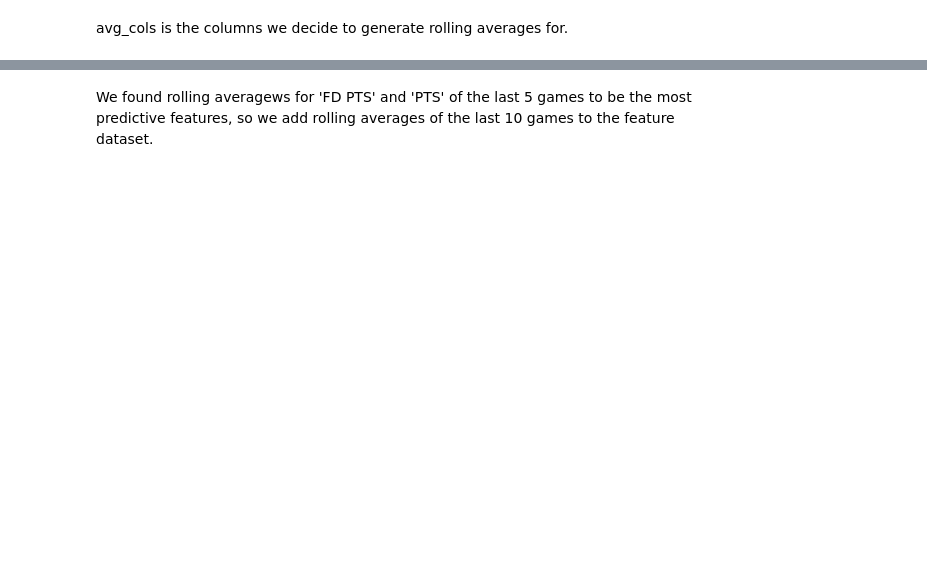
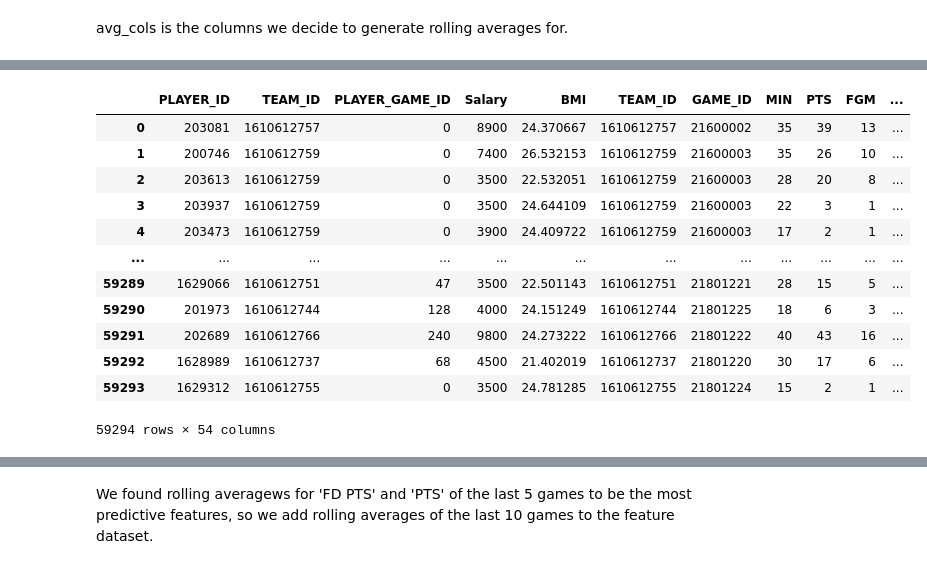
Before and after one commit to JordanLevy99/NBA_Machine_Learning_Projections, a Jupyter notebook: FinalProject.ipynb, the cells around one changed output, grey strips where cells are left out. Saved outputs shown, nothing was run; the diff lists cells and outputs as text; code cells hidden in the pictures; blank space fills up the shorter version.

```diff
--- a/FinalProject.ipynb
+++ b/FinalProject.ipynb
@@ -616,3 +786,19 @@ avg_cols = list(set(player_found_dataset.columns[3:]) - {'PTS','Home?','DRAFT_NU
+# %%
+player_found_dataset
+# %% [output]
+|  | PLAYER_ID | TEAM_ID | PLAYER_GAME_ID | Salary | BMI | TEAM_ID | GAME_ID | MIN | PTS | FGM | ... |
+| 0 | 203081 | 1610612757 | 0 | 8900 | 24.370667 | 1610612757 | 21600002 | 35 | 39 | 13 | ... |
+| 1 | 200746 | 1610612759 | 0 | 7400 | 26.532153 | 1610612759 | 21600003 | 35 | 26 | 10 | ... |
+| 2 | 203613 | 1610612759 | 0 | 3500 | 22.532051 | 1610612759 | 21600003 | 28 | 20 | 8 | ... |
+| 3 | 203937 | 1610612759 | 0 | 3500 | 24.644109 | 1610612759 | 21600003 | 22 | 3 | 1 | ... |
+| 4 | 203473 | 1610612759 | 0 | 3900 | 24.409722 | 1610612759 | 21600003 | 17 | 2 | 1 | ... |
+| ... | ... | ... | ... | ... | ... | ... | ... | ... | ... | ... | ... |
+| 59289 | 1629066 | 1610612751 | 47 | 3500 | 22.501143 | 1610612751 | 21801221 | 28 | 15 | 5 | ... |
+| 59290 | 201973 | 1610612744 | 128 | 4000 | 24.151249 | 1610612744 | 21801225 | 18 | 6 | 3 | ... |
+| 59291 | 202689 | 1610612766 | 240 | 9800 | 24.273222 | 1610612766 | 21801222 | 40 | 43 | 16 | ... |
+| 59292 | 1628989 | 1610612737 | 68 | 4500 | 21.402019 | 1610612737 | 21801220 | 30 | 17 | 6 | ... |
+| 59293 | 1629312 | 1610612755 | 0 | 3500 | 24.781285 | 1610612755 | 21801224 | 15 | 2 | 1 | ... |
+59294 rows × 54 columns
 # %%
 %%time
 for i in avg_cols:
```
Also changed, not shown: parts of 105 cells of this notebook, 8 other files.
